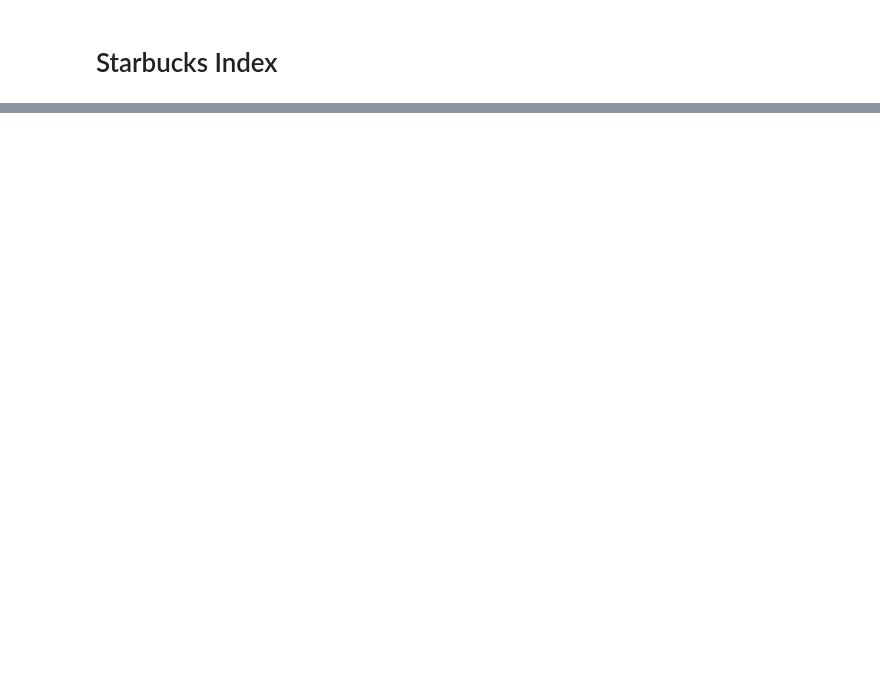
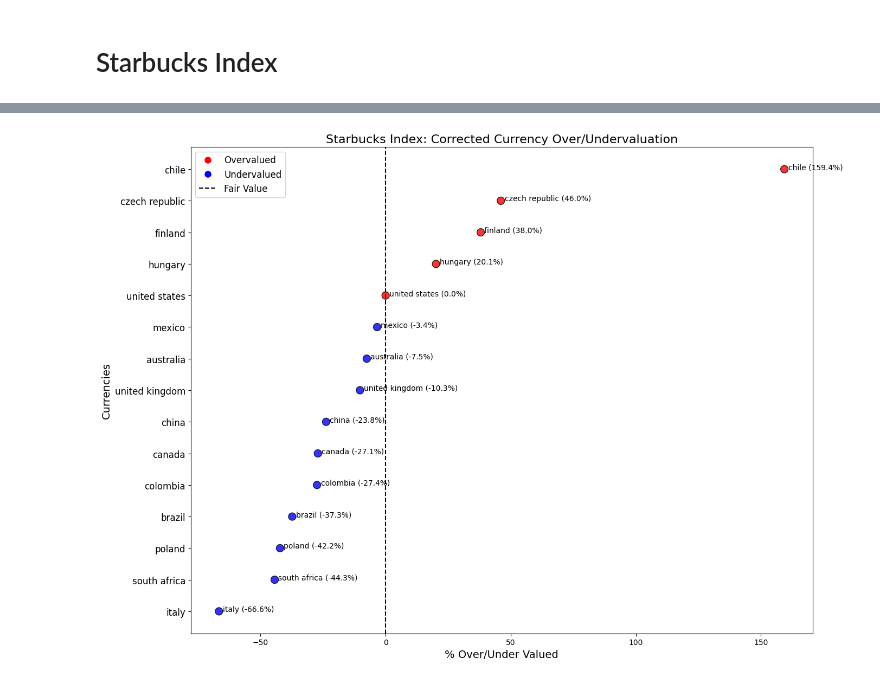
Before and after one commit to zhoujingx/Data-Analytics-for-Economics, a Jupyter notebook: Mini Project 3/Epic Piao/Scraping_Data.ipynb, the cells around one changed output, grey strips where cells are left out. Saved outputs shown, nothing was run; the diff lists cells and outputs as text; code cells hidden in the pictures; blank space fills up the shorter version.

```diff
--- a/Mini Project 3/Epic Piao/Scraping_Data.ipynb
+++ b/Mini Project 3/Epic Piao/Scraping_Data.ipynb
@@ -823,0 +941,68 @@ Comparison saved to starbucks_vs_bigmac.csv
+# %%
+import pandas as pd
+import matplotlib.pyplot as plt
+
+# Step 1: Load the Starbucks Index Data
+file_path = "starbucks_index.csv"
+df = pd.read_csv(file_path)
+
+# Step 2: Convert columns to numeric (force errors to NaN)
+df["PPP Exchange Rate (USD)"] = pd.to_numeric(df["PPP Exchange Rate (USD)"], errors="coerce")
+df["Exchange Rate"] = pd.to_numeric(df["Exchange Rate"], errors="coerce")
+
+# Step 3: Fix Currency Valuation Calculation (Corrected Logic)
+df["Valuation %"] = ((df["PPP Exchange Rate (USD)"] - df["Exchange Rate"]) / df["Exchange Rate"]) * 100
+
+# Step 4: **Fix Overvalued vs. Undervalued Logic**
+def classify_currency(row):
+    if row["PPP Exchange Rate (USD)"] < row["Exchange Rate"]:
+        return "Undervalued"  # Currency is **cheaper** than expected
+    elif row["PPP Exchange Rate (USD)"] > row["Exchange Rate"]:
+        return "Overvalued"  # Currency is **more expensive** than expected
+    else:
+        return "Neutral"
+
+df["Currency Valuation"] = df.apply(classify_currency, axis=1)
+
+# Step 5: Sort for Better Visualization
+df_sorted = df.sort_values(by="Valuation %", ascending=True)
+
+# Step 6: Define Colors for Visualization
+df_sorted["Color"] = df_sorted["Currency Valuation"].apply(lambda x: "blue" if x == "Undervalued" else "red")
+
+# Step 7: Create Scatter Plot
+fig, ax = plt.subplots(figsize=(14, 10))
+scatter = ax.scatter(df_sorted["Valuation %"], range(len(df_sorted)),
+           c=df_sorted["Color"], alpha=0.8, edgecolors="black", linewidths=1, s=100, label="Currency Valuation")
+
+# Step 8: Adjust Y-axis Labels to Display All Country Names
+ax.set_yticks(range(len(df_sorted)))
+ax.set_yticklabels(df_sorted["Country"], fontsize=12, ha="right")
+
+# Step 9: Add Country Annotations with **Percentage Values**
+for i, txt in enumerate(df_sorted["Country"]):
+    percentage = round(df_sorted["Valuation %"].iloc[i], 1)  # Round percentage to 1 decimal place
+    ax.annotate(f"{txt} ({percentage}%)",
+                (df_sorted["Valuation %"].iloc[i], i),
+                textcoords="offset points", xytext=(5, 0), ha="left", fontsize=10)
+
+# Step 10: Add Vertical Line for Neutral Valuation (0%)
+ax.axvline(x=0, color="black", linestyle="--", linewidth=1.5, label="Fair Value")
+
+# Step 11: Add a Legend
+handles = [plt.Line2D([0], [0], marker='o', color='w', label='Overvalued', markerfacecolor='red', markersize=10),
+           plt.Line2D([0], [0], marker='o', color='w', label='Undervalued', markerfacecolor='blue', markersize=10),
+           plt.Line2D([0], [0], color="black", linestyle="--", linewidth=1.5, label="Fair Value")]
+
+ax.legend(handles=handles, loc="upper left", fontsize=12)
+
+# Step 12: Format Chart
+ax.set_xlabel("% Over/Under Valued", fontsize=14)
+ax.set_ylabel("Currencies", fontsize=14)
+ax.set_title("Starbucks Index: Corrected Currency Over/Undervaluation", fontsize=16)
+
+# Step 13: Show the Graph
+plt.tight_layout()
+plt.show()
+# %% [output]
+[figure, added]
```
Also changed, not shown: parts of 15 cells of this notebook, 2 other files.
